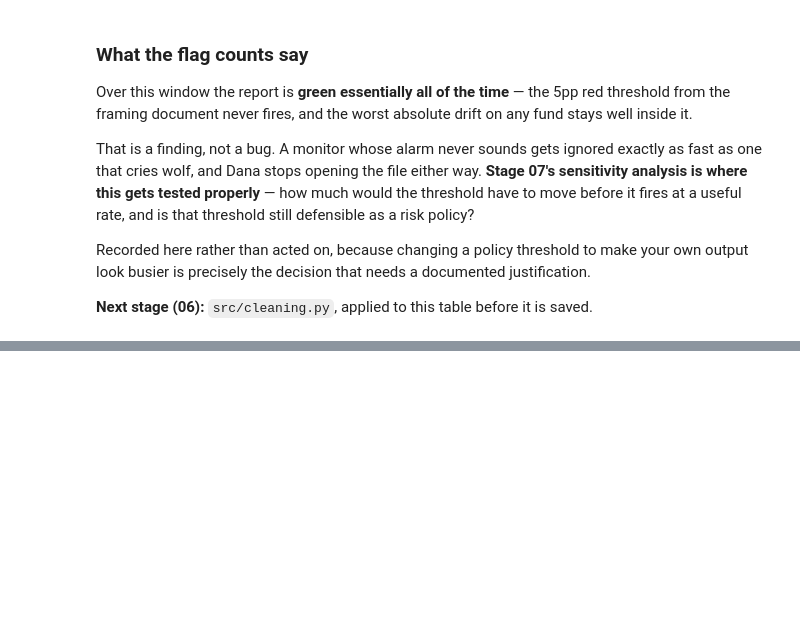
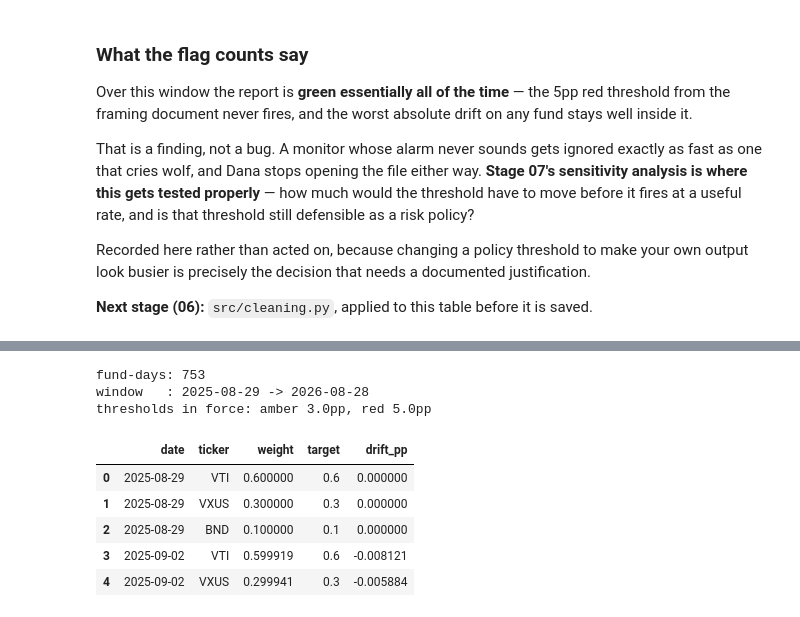
Before and after one commit to anna-cui/bootcamp_Anna_Cui, a Jupyter notebook: project/notebooks/project_pipeline.ipynb, the cells around one changed output, grey strips where cells are left out. Drawn from its saved outputs; the diff is of its cells as text; code cells hidden in the pictures; blank space fills up the shorter version.

```diff
--- a/project/notebooks/project_pipeline.ipynb
+++ b/project/notebooks/project_pipeline.ipynb
@@ -527,0 +550,35 @@ saved.
+# %%
+# --- Stage 07 setup ---
+import datetime as dt
+from pathlib import Path
+
+import matplotlib.pyplot as plt
+
+from src import outliers
+from src.utils import TARGET_WEIGHTS, AMBER_PP, RED_PP
+
+PROC = Path('data/processed')
+PROC.mkdir(parents=True, exist_ok=True)
+stamp = dt.datetime.now().strftime('%Y%m%d-%H%M')
+
+# One row per fund-day, drift in percentage points - rebuilt from weights_df so
+# this section does not depend on how the Stage 05 table happened to be shaped.
+drift_long = (weights_df.stack().rename('weight').reset_index())
+drift_long.columns = ['date', 'ticker', 'weight']
+drift_long['target'] = drift_long['ticker'].map(TARGET_WEIGHTS)
+drift_long['drift_pp'] = (drift_long['weight'] - drift_long['target']) * 100
+
+print('fund-days:', len(drift_long))
+print('window   :', drift_long['date'].min().date(), '->', drift_long['date'].max().date())
+print('thresholds in force: amber %.1fpp, red %.1fpp' % (AMBER_PP, RED_PP))
+drift_long.head()
+# %% [output]
+fund-days: 753
+window   : 2025-08-29 -> 2026-08-28
+thresholds in force: amber 3.0pp, red 5.0pp
+|  | date | ticker | weight | target | drift_pp |
+| 0 | 2025-08-29 | VTI | 0.600000 | 0.6 | 0.000000 |
+| 1 | 2025-08-29 | VXUS | 0.300000 | 0.3 | 0.000000 |
+| 2 | 2025-08-29 | BND | 0.100000 | 0.1 | 0.000000 |
+| 3 | 2025-09-02 | VTI | 0.599919 | 0.6 | -0.008121 |
+| 4 | 2025-09-02 | VXUS | 0.299941 | 0.3 | -0.005884 |
```
Also changed, not shown: parts of 19 cells of this notebook, 7 other files.
